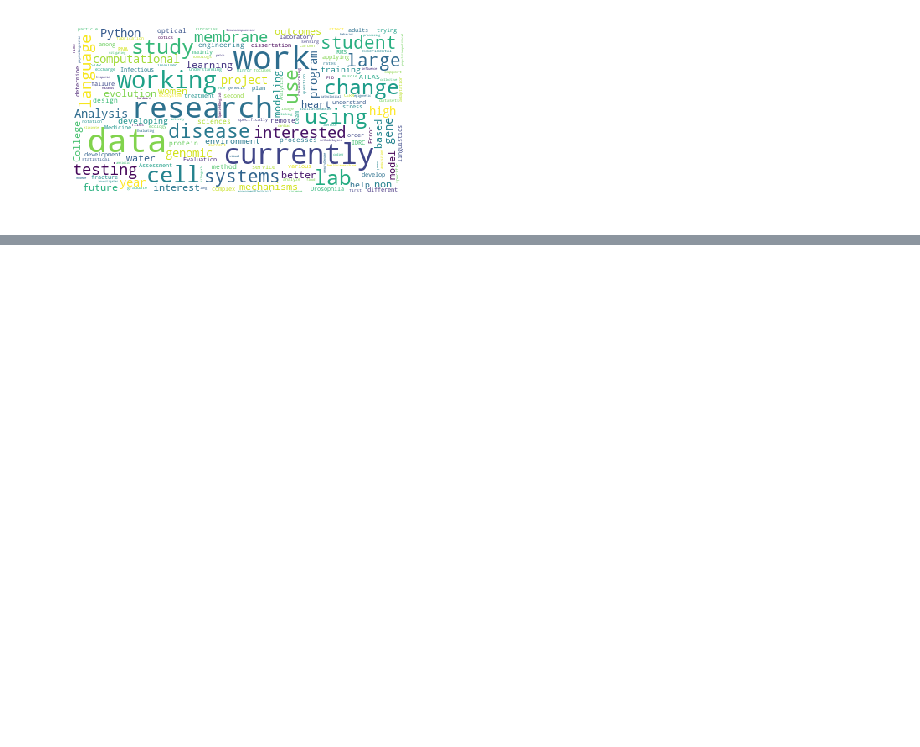
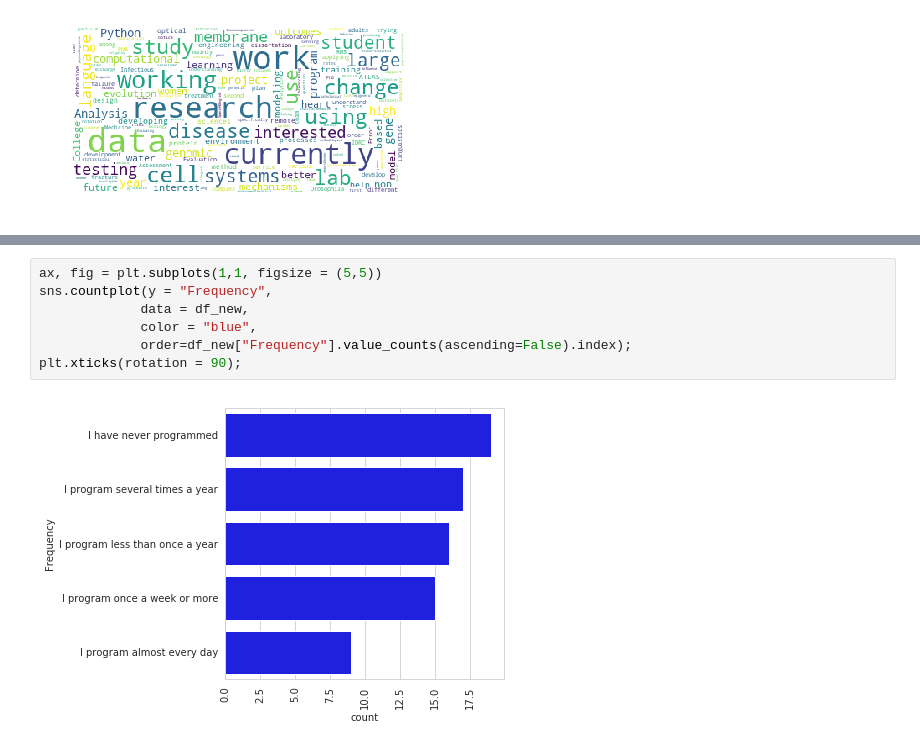
Before and after one commit to BhagyashreeMani/Survey-data, a Jupyter notebook: Allregistrants.ipynb, the cells around one changed output, grey strips where cells are left out. Saved outputs shown, nothing was run; the diff lists cells and outputs as text; blank space fills up the shorter version.

Commit message:
Add frequency plot

```diff
--- a/Allregistrants.ipynb
+++ b/Allregistrants.ipynb
@@ -178,0 +188,9 @@ plt.axis("off");
+# %%
+ax, fig = plt.subplots(1,1, figsize = (5,5))
+sns.countplot(y = "Frequency",
+             data = df_new,
+             color = "blue",
+             order=df_new["Frequency"].value_counts(ascending=False).index);
+plt.xticks(rotation = 90);
+# %% [output]
+[figure, added]
```
Also changed, not shown: parts of 2 cells of this notebook.
